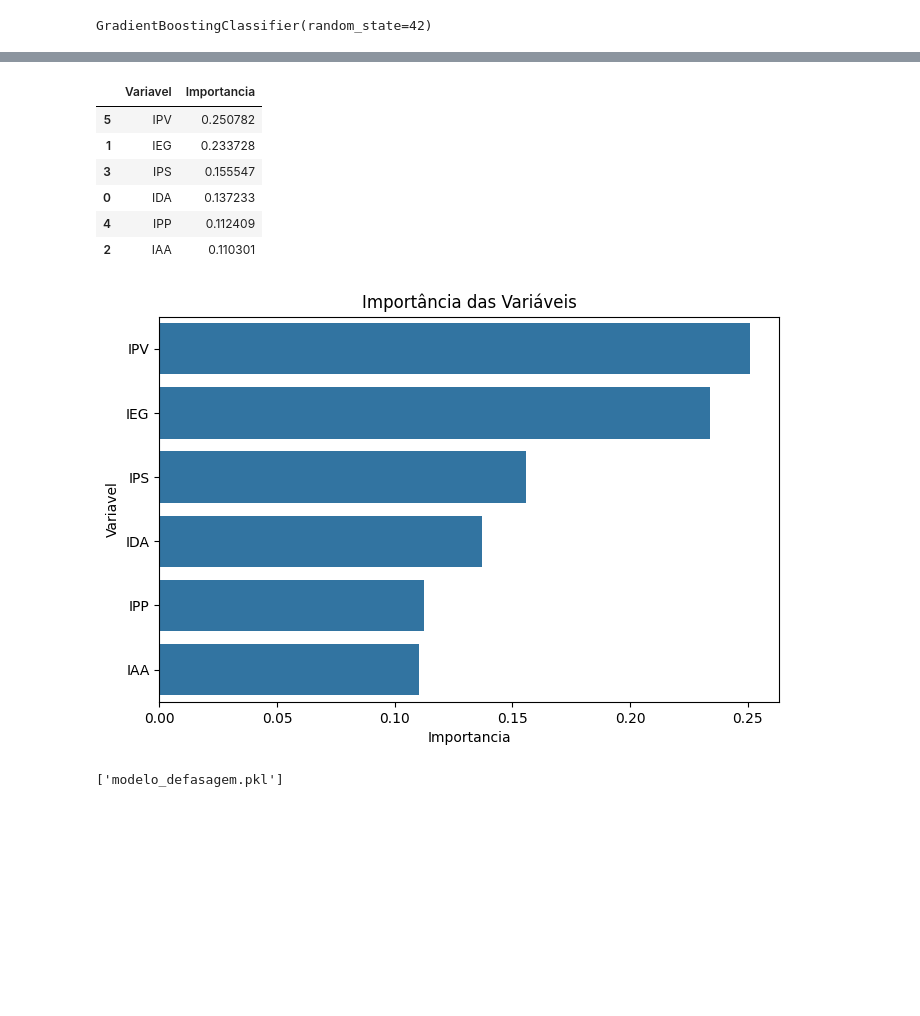
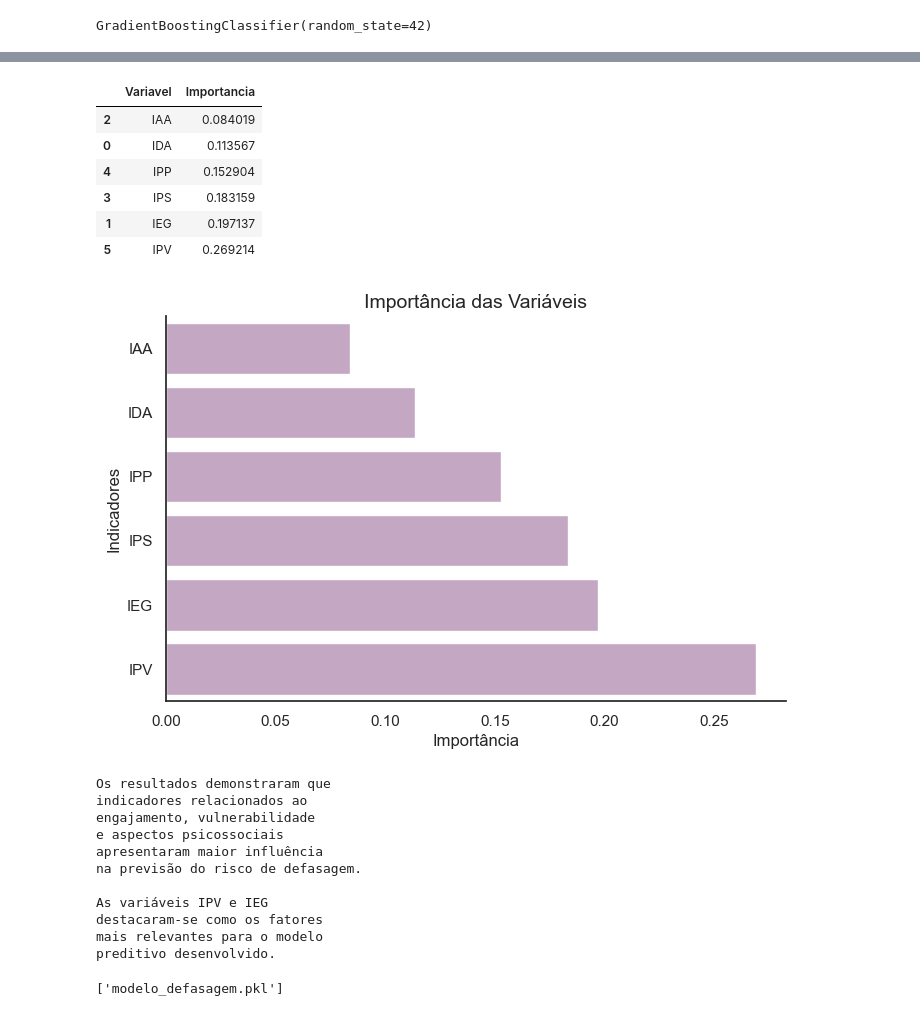
Before and after one commit to EmmillyKatriny/datathon-passos-magicos, a Jupyter notebook: tech_challenge_passos_magicos.ipynb, the cells around one changed output, grey strips where cells are left out. Saved outputs shown, nothing was run; the diff lists cells and outputs as text; code cells hidden in the pictures; blank space fills up the shorter version.

```diff
--- a/tech_challenge_passos_magicos.ipynb
+++ b/tech_challenge_passos_magicos.ipynb
@@ -63,7 +76,9 @@ pede_2024 = pd.read_excel(
 )
 # %%
 # ==============================
-# 4. ENTENDIMENTO INICIAL
+# 4. PADRONIZAÇÃO DAS COLUNAS
 # ==============================
 
-pede_2024.head()
+pede_2022.columns = pede_2022.columns.str.strip()
+pede_2023.columns = pede_2023.columns.str.strip()
+pede_2024.columns = pede_2024.columns.str.strip()
@@ -321,11 +367,9 @@ plt.show()
 # 14. CRIAÇÃO DA VARIÁVEL ALVO
 # ==============================
 
-pede_2024[
-    'risco_defasagem'
-] = np.where(
+pede_total['risco_defasagem'] = np.where(
 
-    pede_2024['Defasagem'] < 0,
+    pede_total['Defasagem'] < 0,
 
     1,
 
@@ -358,11 +402,11 @@ features = [
     'IPV'
 ]
 
-X = pede_2024[
+X = pede_total[
     features
 ]
 
-y = pede_2024[
+y = pede_total[
     'risco_defasagem'
 ]
 # %%
@@ -490,42 +587,83 @@ importancias = (
 
         by='Importancia',
 
-        ascending=False
+        ascending=True
     )
 )
 
 importancias
 # %% [output]
 |  | Variavel | Importancia |
-| 5 | IPV | 0.250782 |
-| 1 | IEG | 0.233728 |
-| 3 | IPS | 0.155547 |
-| 0 | IDA | 0.137233 |
-| 4 | IPP | 0.112409 |
-| 2 | IAA | 0.110301 |
+| 2 | IAA | 0.084019 |
+| 0 | IDA | 0.113567 |
+| 4 | IPP | 0.152904 |
+| 3 | IPS | 0.183159 |
+| 1 | IEG | 0.197137 |
+| 5 | IPV | 0.269214 |
 # %%
 # ==============================
 # 24. GRÁFICO DAS IMPORTÂNCIAS
 # ==============================
 
+## Pergunta 7 — Ponto de virada (IPV)
+
+
 plt.figure(figsize=(8,5))
 
 sns.barplot(
-
     data=importancias,
 
     x='Importancia',
 
-    y='Variavel'
+    y='Variavel',
+
+    color=cor_principal
 )
 
 plt.title(
-    'Importância das Variáveis'
+    'Importância das Variáveis',
+    fontsize=14
 )
 
+plt.xlabel(
+    'Importância'
+)
+
+plt.ylabel(
+    'Indicadores'
+)
+
+sns.despine()
+
 plt.show()
+
+
+print("""
+Os resultados demonstraram que
+indicadores relacionados ao
+engajamento, vulnerabilidade
+e aspectos psicossociais
+apresentaram maior influência
+na previsão do risco de defasagem.
+
+As variáveis IPV e IEG
+destacaram-se como os fatores
+mais relevantes para o modelo
+preditivo desenvolvido.
+""")
 # %% [output]
-[figure, old version]
+[figure, new version]
+Os resultados demonstraram que
+indicadores relacionados ao
+engajamento, vulnerabilidade
+e aspectos psicossociais
+apresentaram maior influência
+na previsão do risco de defasagem.
+
+As variáveis IPV e IEG
+destacaram-se como os fatores
+mais relevantes para o modelo
+preditivo desenvolvido.
 # %%
 # ==============================
 # 25. SALVAR MODELO
```
Also changed, not shown: parts of 28 cells of this notebook.
